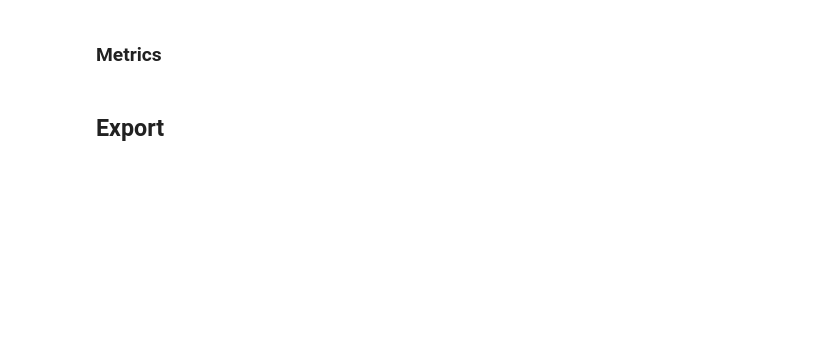
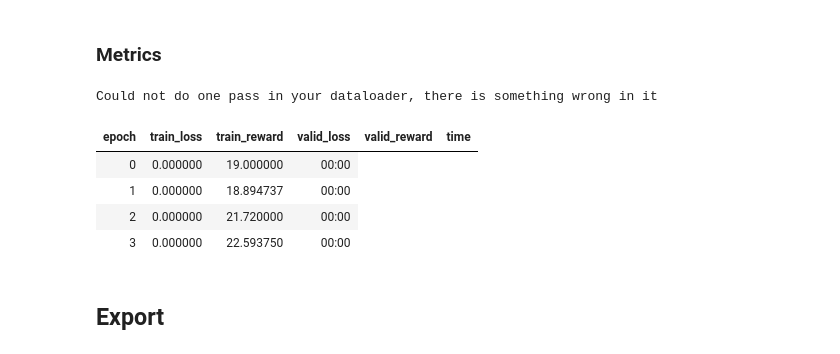
Before and after one commit to josiahls/fastrl, a Jupyter notebook: nbs/05c_data.gym.ipynb, the cells around one changed output. Cells and saved outputs as stored; diff of their text form; code cells hidden in the pictures; blank space fills up the shorter version.

```diff
--- a/nbs/05c_data.gym.ipynb
+++ b/nbs/05c_data.gym.ipynb
@@ -428,13 +426,36 @@ class Reward(Metric):
         if self.reward is None: self.reward=deque(maxlen=self.rolling_reward_n)
 
     def accumulate(self,learn):
-        yb=learn.yb[0]
-        if yb['all_done'].sum()>0:
-            final_rewards=to_detach(yb['accum_rewards'][yb['all_done']])
+        xb=learn.xb[0]
+        if xb['all_done'].sum()>0:
+            final_rewards=to_detach(xb['accum_rewards'][xb['all_done']])
             for i in final_rewards.reshape(-1,).numpy().tolist(): self.reward.append(i)
 
     @property
     def value(self): return np.average(self.reward) if len(self.reward)>0 else 0
+# %%
+from torch.nn import Linear
+
+class FakeModel(Module):
+    def __init__(self):
+        self.fc=Linear(5,5)
+
+    def forward(self,x):
+#         print(x)
+        return x
+# %%
+source=Source(cbs=[GymLoop(env_name='CartPole-v1'),FirstLast])
+block=SourceDataBlock()
+dls=block.dataloaders([source],n=200,bs=2,num_workers=0,verbose=False)
+learn=Learner(dls,FakeModel(),metrics=[Reward],loss_func=lambda o: 0.5)
+learn.fit(4)
+# %% [output]
+Could not do one pass in your dataloader, there is something wrong in it
+| epoch | train_loss | train_reward | valid_loss | valid_reward | time |
+| 0 | 0.000000 | 19.000000 | 00:00 |
+| 1 | 0.000000 | 18.894737 | 00:00 |
+| 2 | 0.000000 | 21.720000 | 00:00 |
+| 3 | 0.000000 | 22.593750 | 00:00 |
 # %% [markdown]
 ## Export
 # %%
```
Also changed, not shown: parts of 7 cells of this notebook, 12 other files.
